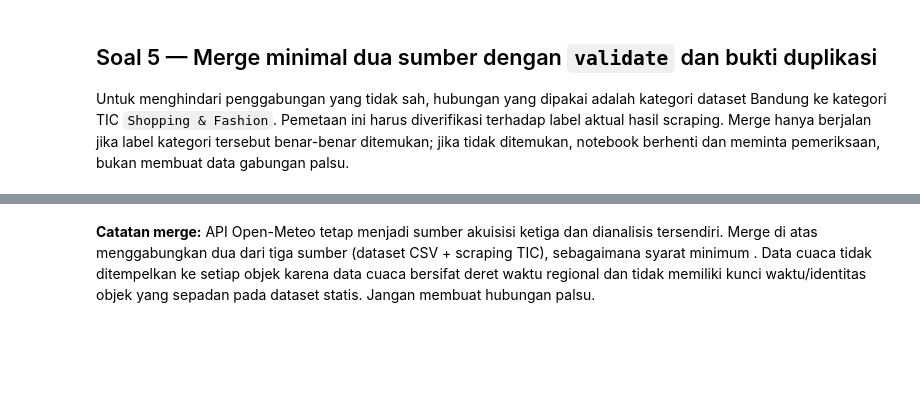
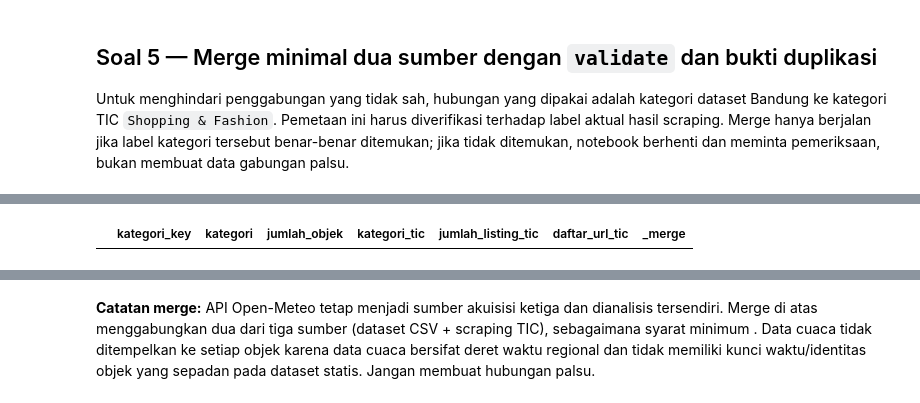
Before and after one commit to agungcihuyy/UTS_DAM_Wisata_Bandung, a Jupyter notebook: notebooks/UTS_DAM_Bandung.ipynb, the cells around one changed output, grey strips where cells are left out. Saved outputs shown, nothing was run; the diff lists cells and outputs as text; code cells hidden in the pictures; blank space fills up the shorter version.

```diff
--- a/notebooks/UTS_DAM_Bandung.ipynb
+++ b/notebooks/UTS_DAM_Bandung.ipynb
@@ -488,46 +503,69 @@ Baris listing TIC: 15
 ## Soal 5 — Merge minimal dua sumber dengan `validate` dan bukti duplikasi
 Untuk menghindari penggabungan yang tidak sah, hubungan yang dipakai adalah kategori dataset Bandung ke kategori TIC `Shopping & Fashion`. Pemetaan ini harus diverifikasi terhadap label aktual hasil scraping. Merge hanya berjalan jika label kategori tersebut benar-benar ditemukan; jika tidak ditemukan, notebook berhenti dan meminta pemeriksaan, bukan membuat data gabungan palsu.
 # %%
-# 10. Menyiapkan kunci kategori yang setara secara semantik untuk merge file + scraping
-required_cols = ["kategori"]
-if not all(col in df.columns for col in required_cols):
-    raise KeyError("Kolom 'kategori' tidak ditemukan pada dataset utama.")
+# 1. Menyiapkan kolom kategori agar formatnya konsisten
+df["kategori_key"] = (
+    df["kategori"]
+    .astype(str)
+    .str.strip()
+    .str.lower()
+)
 
-# Kategori objek belanja pada dataset dipetakan ke kategori payung TIC yang relevan.
-category_map = {
-    "DISTRO": "Shopping & Fashion",
-    "OUTLET": "Shopping & Fashion",
-    "MALL/SUPERMALL/PLAZA": "Shopping & Fashion"
-}
-df_merge_left = df.copy()
-df_merge_left["kategori_tic"] = df_merge_left["kategori"].map(category_map)
+df_tic["kategori_key"] = (
+    df_tic["kategori_tic"]
+    .astype(str)
+    .str.strip()
+    .str.lower()
+)
 
-# Normalisasi label hasil scraping agar pencocokan tidak sensitif kapital/spasi.
-df_merge_right = df_tic.copy()
-df_merge_right["kategori_key"] = df_merge_right["kategori_tic"].astype(str).str.casefold().str.strip()
-wanted_key = "shopping & fashion".casefold()
-matched_tic = df_merge_right[df_merge_right["kategori_key"] == wanted_key].copy()
+# 2. Membuat ringkasan dataset utama berdasarkan kategori
+df_ringkasan = (
+    df.groupby("kategori_key")
+    .agg(
+        kategori=("kategori", "first"),
+        jumlah_objek=("nama_objek_wisata", "count")
+    )
+    .reset_index()
+)
 
-if matched_tic.empty:
-    raise ValueError("Label 'Shopping & Fashion' tidak ditemukan pada hasil scraping TIC. Periksa HTML/label aktual sebelum merge.")
+# 3. Membuat ringkasan listing TIC berdasarkan kategori
+df_tic_ringkasan = (
+    df_tic.groupby("kategori_key")
+    .agg(
+        kategori_tic=("kategori_tic", "first"),
+        jumlah_listing_tic=("url_tic", "nunique"),
+        daftar_url_tic=("url_tic", lambda x: " | ".join(sorted(set(x))))
+    )
+    .reset_index()
+)
 
-# Satu kategori TIC diharapkan hanya satu baris; validasi m:1 memastikan relasi ini.
-df_merge_right = matched_tic[["kategori_key", "url_tic"]].drop_duplicates()
-df_merge_left["kategori_key"] = df_merge_left["kategori_tic"].astype(str).str.casefold().str.strip()
-df_merged = df_merge_left.merge(
-    df_merge_right,
+# 4. Menggabungkan kedua sumber berdasarkan kategori
+hasil_merge = pd.merge(
+    df_ringkasan,
+    df_tic_ringkasan,
     on="kategori_key",
-    how="left",
-    validate="m:1",
+    how="inner",
+    validate="one_to_one",
     indicator=True
 )
-print(df_merged["_merge"].value_counts())
-print("Baris sebelum merge:", len(df_merge_left))
-print("Baris sesudah merge:", len(df_merged))
-print("Duplikasi penuh setelah merge:", int(df_merged.duplicated().sum()))
-if len(df_merged) != len(df_merge_left):
-    raise AssertionError("Jumlah baris berubah setelah merge; periksa kardinalitas.")
-if df_merged.duplicated().sum() != 0:
-    raise AssertionError("Ditemukan duplikasi penuh; investigasi sebelum menyimpan.")
-df_merged.drop(columns=["_merge"]).to_csv(PROCESSED / "data_gabungan.csv", index=False)
+
+# 5. Memeriksa hasil penggabungan
+print("Jumlah kategori dataset:", len(df_ringkasan))
+print("Jumlah kategori TIC:", len(df_tic_ringkasan))
+print("Jumlah hasil merge:", len(hasil_merge))
+
+print("Duplikasi sebelum merge:", df_ringkasan.duplicated().sum())
+print("Duplikasi setelah merge:", hasil_merge.duplicated().sum())
+print(
+    "Duplikasi kategori setelah merge:",
+    hasil_merge.duplicated(subset=["kategori_key"]).sum()
+)
+
+display(hasil_merge)
+
+# 6. Simpan hasil merge
+hasil_merge.to_csv(
+    PROCESSED / "hasil_merge.csv",
+    index=False
+)
 # %% [output]
@@ -541,0 +578 @@ Duplikasi penuh setelah merge: 0
+|  | kategori_key | kategori | jumlah_objek | kategori_tic | jumlah_listing_tic | daftar_url_tic | _merge |
```
Also changed, not shown: parts of 14 cells of this notebook, 9 other files.
